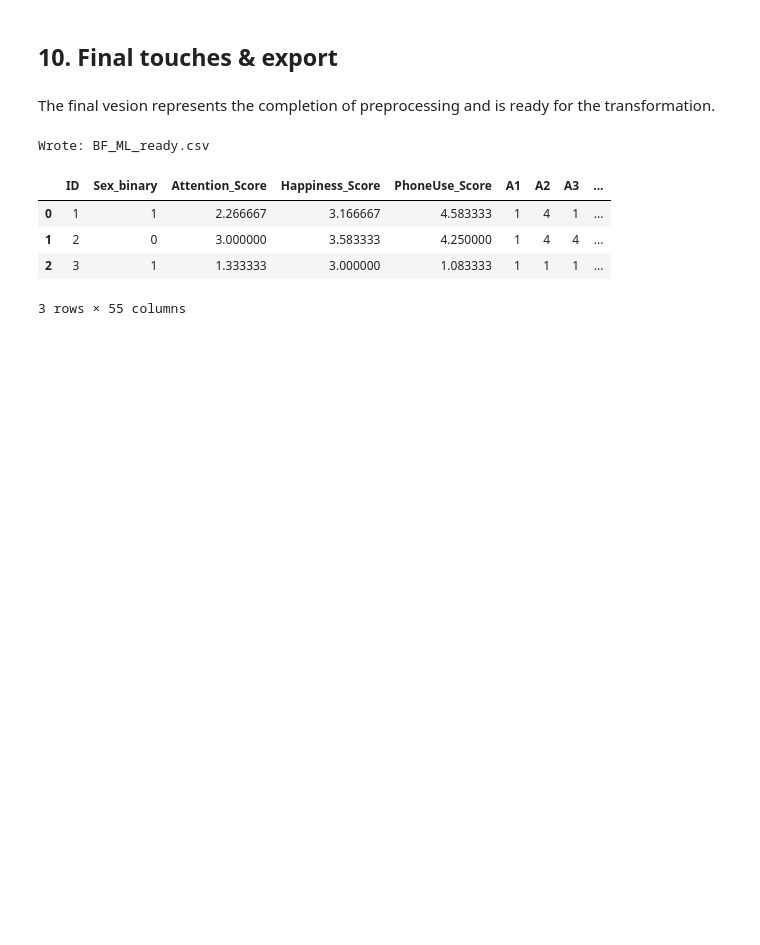
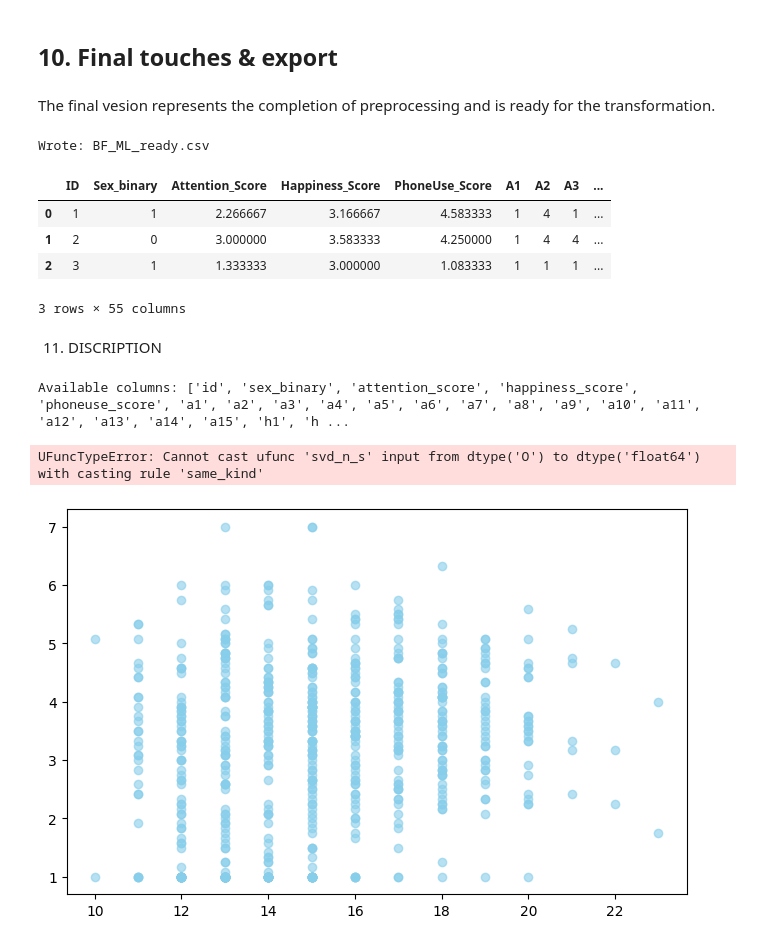
Before and after one commit to Sakacogu/BF_survey, a Jupyter notebook: BF_notebook.ipynb, the cells around one changed output. Saved outputs shown, nothing was run; the diff lists cells and outputs as text; code cells hidden in the pictures; blank space fills up the shorter version.

```diff
--- a/BF_notebook.ipynb
+++ b/BF_notebook.ipynb
@@ -718,3 +763,5 @@ Wrote: BF_ML_ready.csv
 | 1 | 2 | 0 | 3.000000 | 3.583333 | 4.250000 | 1 | 4 | 4 | ... |
 | 2 | 3 | 1 | 1.333333 | 3.000000 | 1.083333 | 1 | 1 | 1 | ... |
 3 rows × 55 columns
+# %% [markdown]
+11. DISCRIPTION
@@ -720,0 +777,35 @@ Wrote: BF_ML_ready.csv
+# %%
+import pandas as pd
+import numpy as np
+import seaborn as sns
+import matplotlib.pyplot as plt
+
+# --- Ensure columns are standardized ---
+df_final.columns = df_final.columns.str.strip().str.lower()
+
+# --- Check available columns ---
+print("Available columns:", df_final.columns.tolist())
+
+# Define the column names (adjust if they differ slightly)
+age_col = 'age'
+phone_col = 'phoneuse_score'
+
+# --- 1️⃣ Scatterplot with regression line ---
+plt.figure(figsize=(8, 5))
+sns.regplot(
+    data=df_final,
+    x=age_col,
+    y=phone_col,
+    scatter_kws={'alpha':0.6, 'color':'skyblue'},
+    line_kws={'color':'red', 'linewidth':2}
+)
+plt.title("Relationship Between Age and Mobile Phone Use", fontsize=14)
+plt.xlabel("Age (years)", fontsize=12)
+plt.ylabel("Mobile Phone Use Score", fontsize=12)
+plt.grid(axis='y', linestyle='--', alpha=0.7)
+plt.tight_layout()
+plt.show()
+# %% [output]
+Available columns: ['id', 'sex_binary', 'attention_score', 'happiness_score', 'phoneuse_score', 'a1', 'a2', 'a3', 'a4', 'a5', 'a6', 'a7', 'a8', 'a9', 'a10', 'a11', 'a12', 'a13', 'a14', 'a15', 'h1', 'h ...
+UFuncTypeError: Cannot cast ufunc 'svd_n_s' input from dtype('O') to dtype('float64') with casting rule 'same_kind'
+[figure, added]
```
Also changed, not shown: parts of 3 cells of this notebook.
